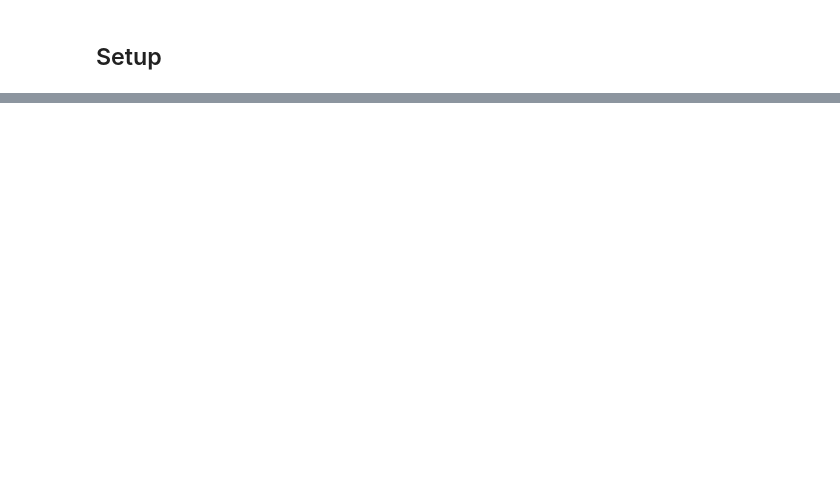
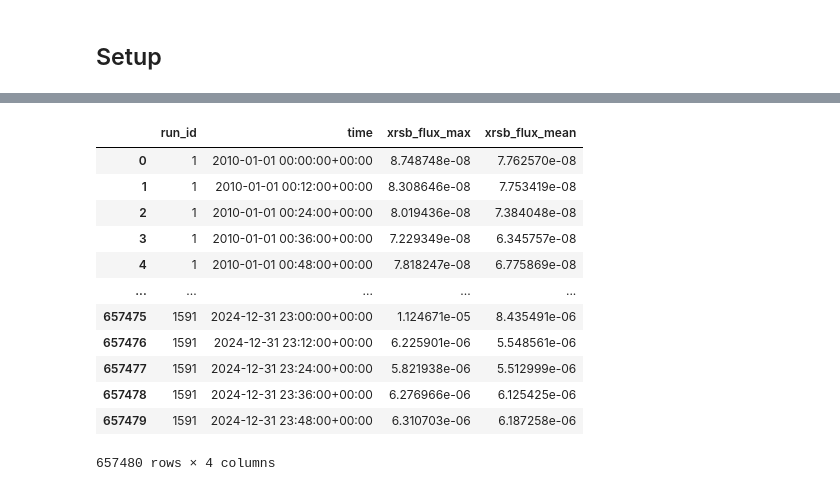
Before and after one commit to DudsFerraz/Solar_Flares_Forecasting, a Jupyter notebook: src/notebooks/data_treatment/xrays_treatment.ipynb, the cells around one changed output, grey strips where cells are left out. Saved outputs shown, nothing was run; the diff lists cells and outputs as text; code cells hidden in the pictures; blank space fills up the shorter version.

Commit message:
feat(xrays-treatment): new xrays_treatment

```diff
--- a/src/notebooks/data_treatment/xrays_treatment.ipynb
+++ b/src/notebooks/data_treatment/xrays_treatment.ipynb
@@ -121,0 +244,25 @@ data[2018]['whole_year'][data[2018]['whole_year']['xrsa_flux'].isna()].shape
+# %%
+# 3.2 IDENTIFICAÇÃO DOS GAPS INSUPRÍVEIS E QUEBRA DE RUNS
+# Qualquer NaN sobrevivente na média indica um buraco maior que o tolerado (>= 24 min).
+insurmountable_gap = df_xrays_runs['xrsb_flux_mean'].isna()
+is_valid = ~insurmountable_gap
+
+# Uma nova run começa se a linha atual for válida E a linha anterior for um gap. (fill_value=True garante que o primeiro registro válido do dataset inicie a Run 1)
+new_run_starts = is_valid & insurmountable_gap.shift(1, fill_value=True)
+
+# O cumsum() cria um ID numérico que só incrementa quando uma nova run começa
+df_xrays_runs.loc[:, 'run_id'] = new_run_starts.cumsum()
+
+# Nas linhas que compõem o próprio gap, run_id é vazio (NaN/pd.NA)
+df_xrays_runs.loc[insurmountable_gap, 'run_id'] = pd.NA
+# %%
+# 3.3 CONSOLIDAÇÃO DO DATAFRAME
+# Convertendo run_id para o tipo Integer que suporta NaNs no Pandas ('Int64')
+df_xrays_runs = df_xrays_runs.astype({'run_id': 'Int64'})
+
+# Reordena colunas para facilitar leitura
+df_xrays_runs = df_xrays_runs[['run_id', 'time', 'xrsb_flux_max', 'xrsb_flux_mean']]
+
+total_runs = df_xrays_runs['run_id'].max()
+valid_windows = is_valid.sum()
+gap_windows = insurmountable_gap.sum()
@@ -121,0 +305,26 @@ data[2018]['whole_year'][data[2018]['whole_year']['xrsa_flux'].isna()].shape
+# %%
+df_final = df_xrays_runs.copy()
+# %%
+# 4.1 ORDENAÇÃO E FORMATAÇÃO FINAL
+# Garantir que a base esteja perfeitamente cronológica e com tipos corretos
+df_final = df_final.sort_values(by='time').reset_index(drop=True)
+
+# Arredondar os fluxos para evitar imprecisões de ponto flutuante excessivas
+df_final.loc[:, 'xrsb_flux_max'] = df_final['xrsb_flux_max'].astype('float32')
+df_final.loc[:, 'xrsb_flux_mean'] = df_final['xrsb_flux_mean'].astype('float32')
+# %%
+df_final
+# %% [output]
+|  | run_id | time | xrsb_flux_max | xrsb_flux_mean |
+| 0 | 1 | 2010-01-01 00:00:00+00:00 | 8.748748e-08 | 7.762570e-08 |
+| 1 | 1 | 2010-01-01 00:12:00+00:00 | 8.308646e-08 | 7.753419e-08 |
+| 2 | 1 | 2010-01-01 00:24:00+00:00 | 8.019436e-08 | 7.384048e-08 |
+| 3 | 1 | 2010-01-01 00:36:00+00:00 | 7.229349e-08 | 6.345757e-08 |
+| 4 | 1 | 2010-01-01 00:48:00+00:00 | 7.818247e-08 | 6.775869e-08 |
+| ... | ... | ... | ... | ... |
+| 657475 | 1591 | 2024-12-31 23:00:00+00:00 | 1.124671e-05 | 8.435491e-06 |
+| 657476 | 1591 | 2024-12-31 23:12:00+00:00 | 6.225901e-06 | 5.548561e-06 |
+| 657477 | 1591 | 2024-12-31 23:24:00+00:00 | 5.821938e-06 | 5.512999e-06 |
+| 657478 | 1591 | 2024-12-31 23:36:00+00:00 | 6.276966e-06 | 6.125425e-06 |
+| 657479 | 1591 | 2024-12-31 23:48:00+00:00 | 6.310703e-06 | 6.187258e-06 |
+657480 rows × 4 columns
```
Also changed, not shown: parts of 37 cells of this notebook.
